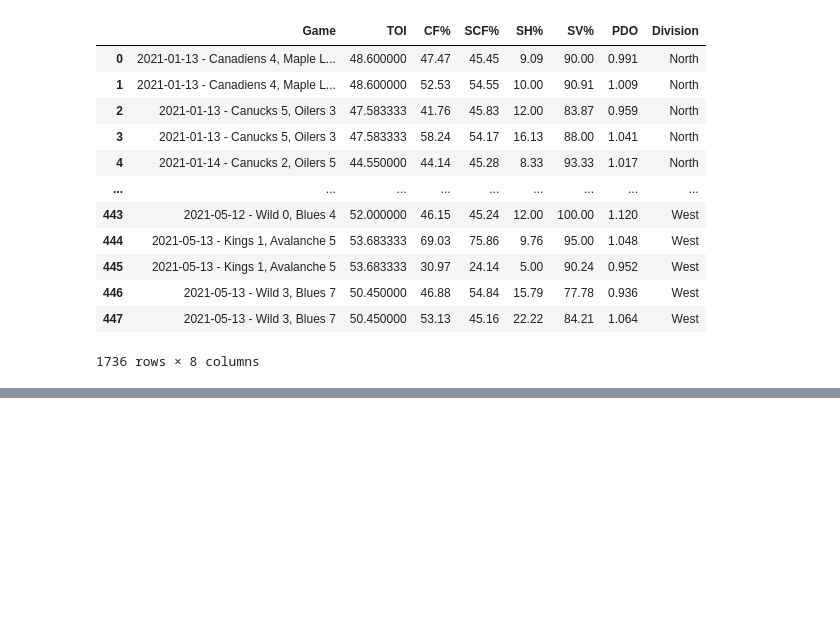
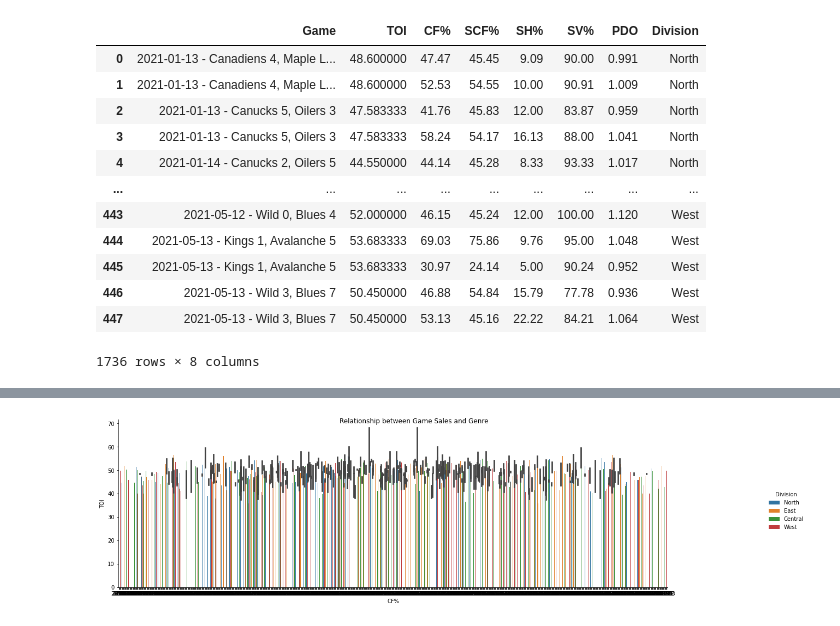
Before and after one commit to data301-2021-winter1/project-group23-project, a Jupyter notebook: notebooks/analysis2.ipynb, the cells around one changed output, grey strips where cells are left out. Cells and saved outputs as stored; diff of their text form; code cells hidden in the pictures; blank space fills up the shorter version.

```diff
--- a/notebooks/analysis2.ipynb
+++ b/notebooks/analysis2.ipynb
@@ -307,0 +400,8 @@ AllDiv
+# %%
+df3 = kp.all_divisions_describe(dfp)
+ax = sns.catplot(x="CF%",y="TOI",hue = 'Division' , data = df3,kind ="bar")
+ax.fig.suptitle("Relationship between Game Sales and Genre")
+ax.fig.set_size_inches(20,5)
+plt.show()
+# %% [output]
+[figure, added]
```
Also changed, not shown: parts of 27 cells of this notebook.
